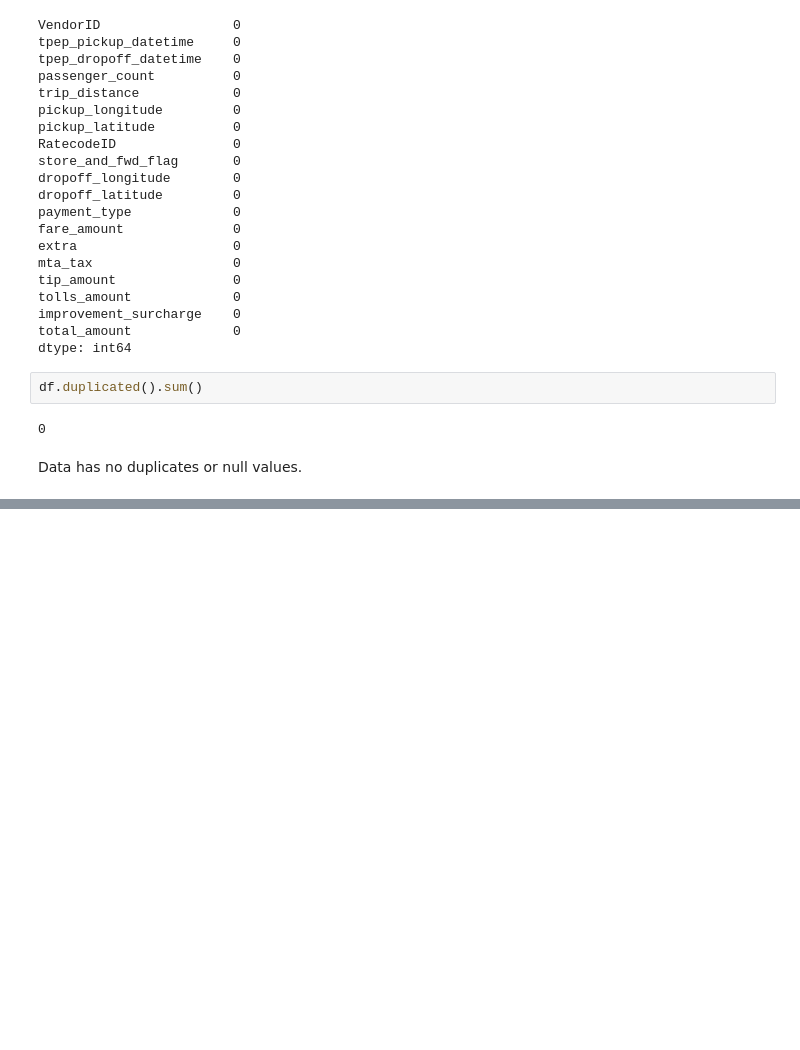
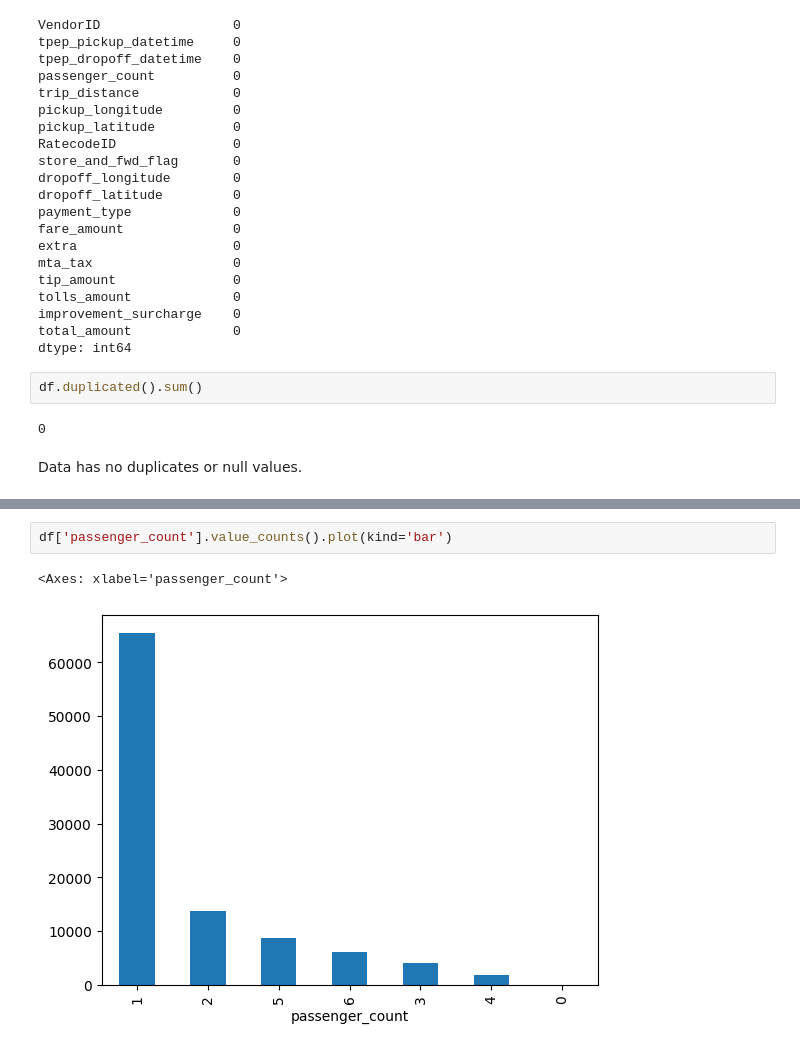
Before and after one commit to VastavTailwal/uber-data-analysis, a Jupyter notebook: uber_data_analysis.ipynb, the cells around one changed output, grey strips where cells are left out. Cells and saved outputs as stored; diff of their text form; blank space fills up the shorter version.

```diff
--- a/uber_data_analysis.ipynb
+++ b/uber_data_analysis.ipynb
@@ -88,0 +137,5 @@ Data has no duplicates or null values.
+# %%
+df['passenger_count'].value_counts().plot(kind='bar')
+# %% [output]
+<Axes: xlabel='passenger_count'>
+[figure, added]
```
Also changed, not shown: parts of 63 cells of this notebook, 1 other file.
